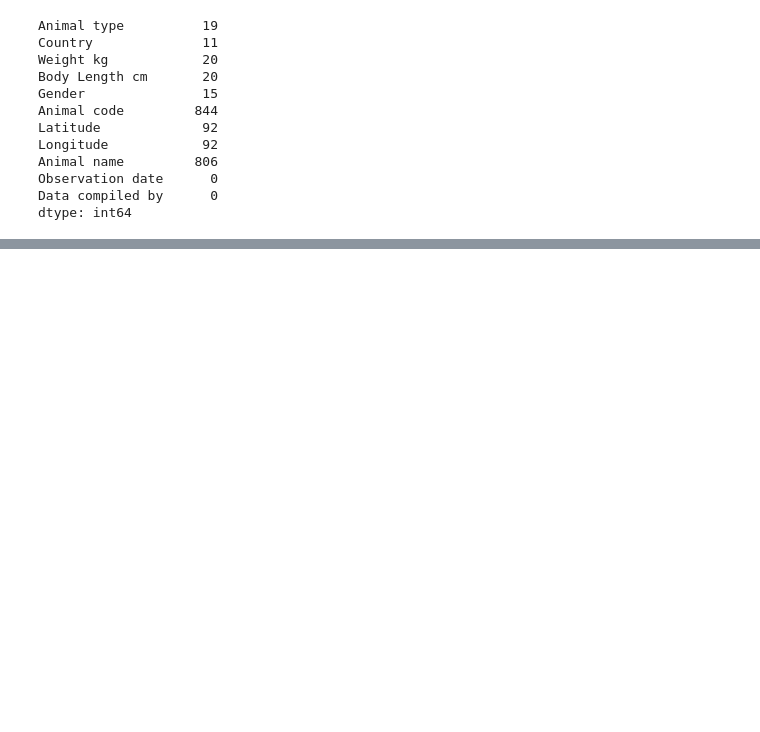
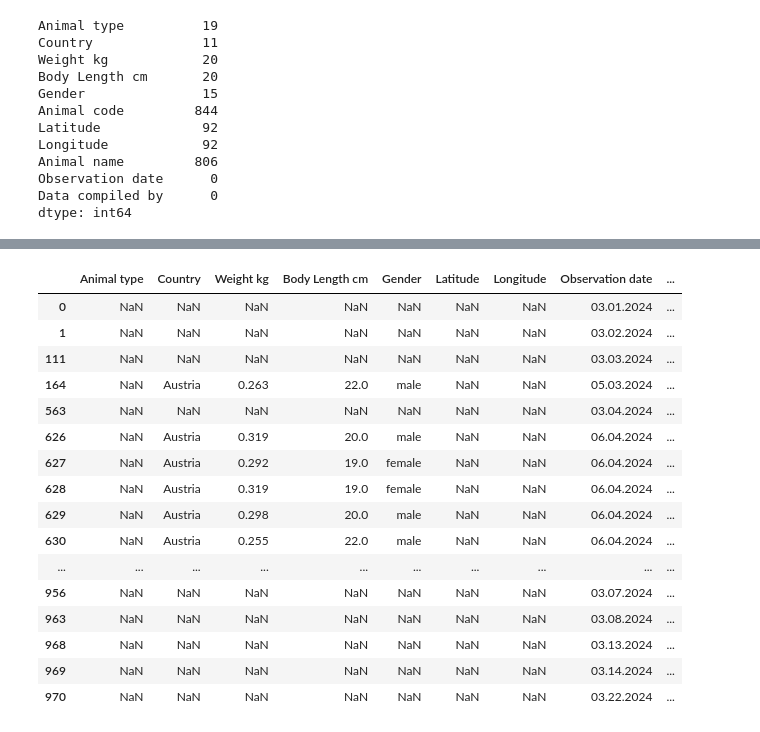
Before and after one commit to maria-romerol/Entregables-BIT-MariaRomero, a Jupyter notebook: Actividad 2 Entregable/Entregable2.ipynb, the cells around one changed output, grey strips where cells are left out. Saved outputs shown, nothing was run; the diff lists cells and outputs as text; code cells hidden in the pictures; blank space fills up the shorter version.

```diff
--- a/Actividad 2 Entregable/Entregable2.ipynb
+++ b/Actividad 2 Entregable/Entregable2.ipynb
@@ -166,0 +116,2 @@ dtype: int64
+# %%
+da=da.drop(columns=['Animal code'])
@@ -166,0 +134,2 @@ dtype: int64
+# %%
+da=da.drop(columns=['Animal name'])
@@ -166,0 +149,20 @@ dtype: int64
+# %%
+da[da["Animal type"].isnull()] #Solo se puede recuperar 8 datos que contienen informacion de Austria y medio completa
+# %% [output]
+|  | Animal type | Country | Weight kg | Body Length cm | Gender | Latitude | Longitude | Observation date | ... |
+| 0 | NaN | NaN | NaN | NaN | NaN | NaN | NaN | 03.01.2024 | ... |
+| 1 | NaN | NaN | NaN | NaN | NaN | NaN | NaN | 03.02.2024 | ... |
+| 111 | NaN | NaN | NaN | NaN | NaN | NaN | NaN | 03.03.2024 | ... |
+| 164 | NaN | Austria | 0.263 | 22.0 | male | NaN | NaN | 05.03.2024 | ... |
+| 563 | NaN | NaN | NaN | NaN | NaN | NaN | NaN | 03.04.2024 | ... |
+| 626 | NaN | Austria | 0.319 | 20.0 | male | NaN | NaN | 06.04.2024 | ... |
+| 627 | NaN | Austria | 0.292 | 19.0 | female | NaN | NaN | 06.04.2024 | ... |
+| 628 | NaN | Austria | 0.319 | 19.0 | female | NaN | NaN | 06.04.2024 | ... |
+| 629 | NaN | Austria | 0.298 | 20.0 | male | NaN | NaN | 06.04.2024 | ... |
+| 630 | NaN | Austria | 0.255 | 22.0 | male | NaN | NaN | 06.04.2024 | ... |
+| ... | ... | ... | ... | ... | ... | ... | ... | ... | ... |
+| 956 | NaN | NaN | NaN | NaN | NaN | NaN | NaN | 03.07.2024 | ... |
+| 963 | NaN | NaN | NaN | NaN | NaN | NaN | NaN | 03.08.2024 | ... |
+| 968 | NaN | NaN | NaN | NaN | NaN | NaN | NaN | 03.13.2024 | ... |
+| 969 | NaN | NaN | NaN | NaN | NaN | NaN | NaN | 03.14.2024 | ... |
+| 970 | NaN | NaN | NaN | NaN | NaN | NaN | NaN | 03.22.2024 | ... |
```
Also changed, not shown: parts of 27 cells of this notebook.
